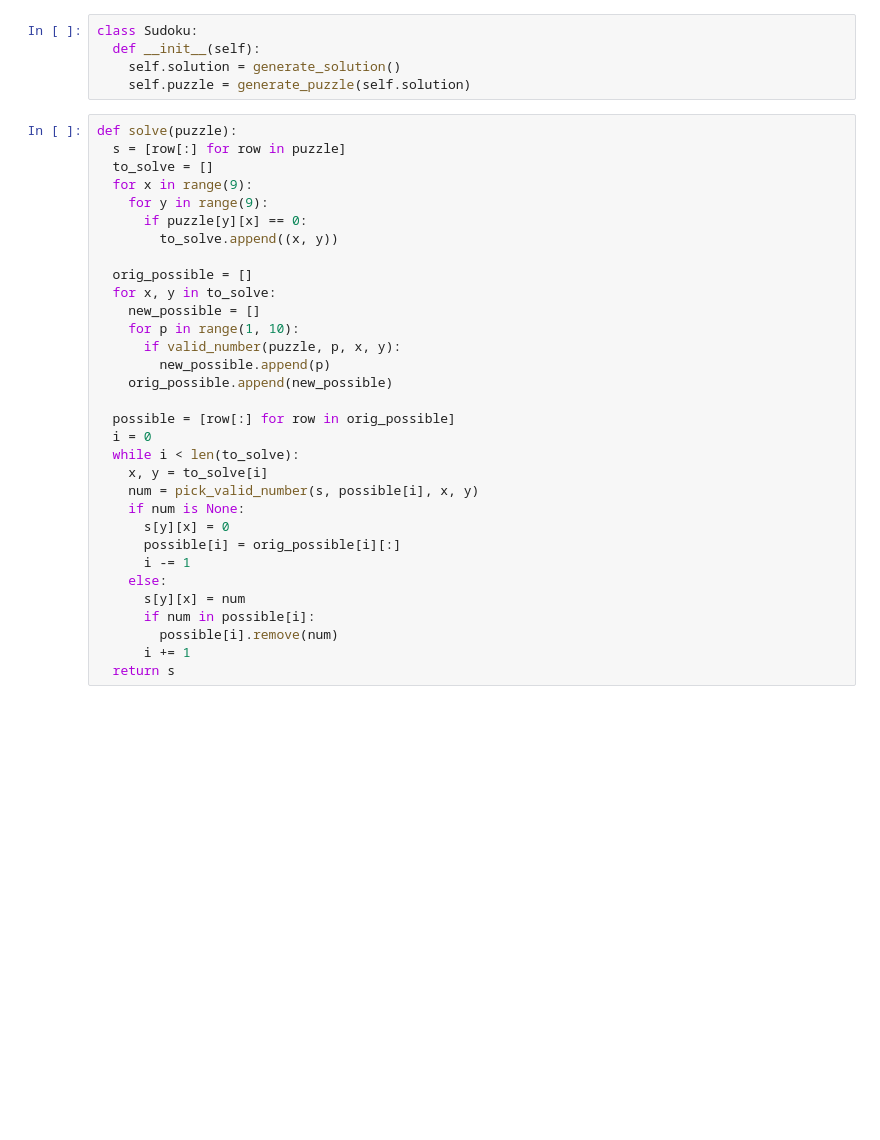
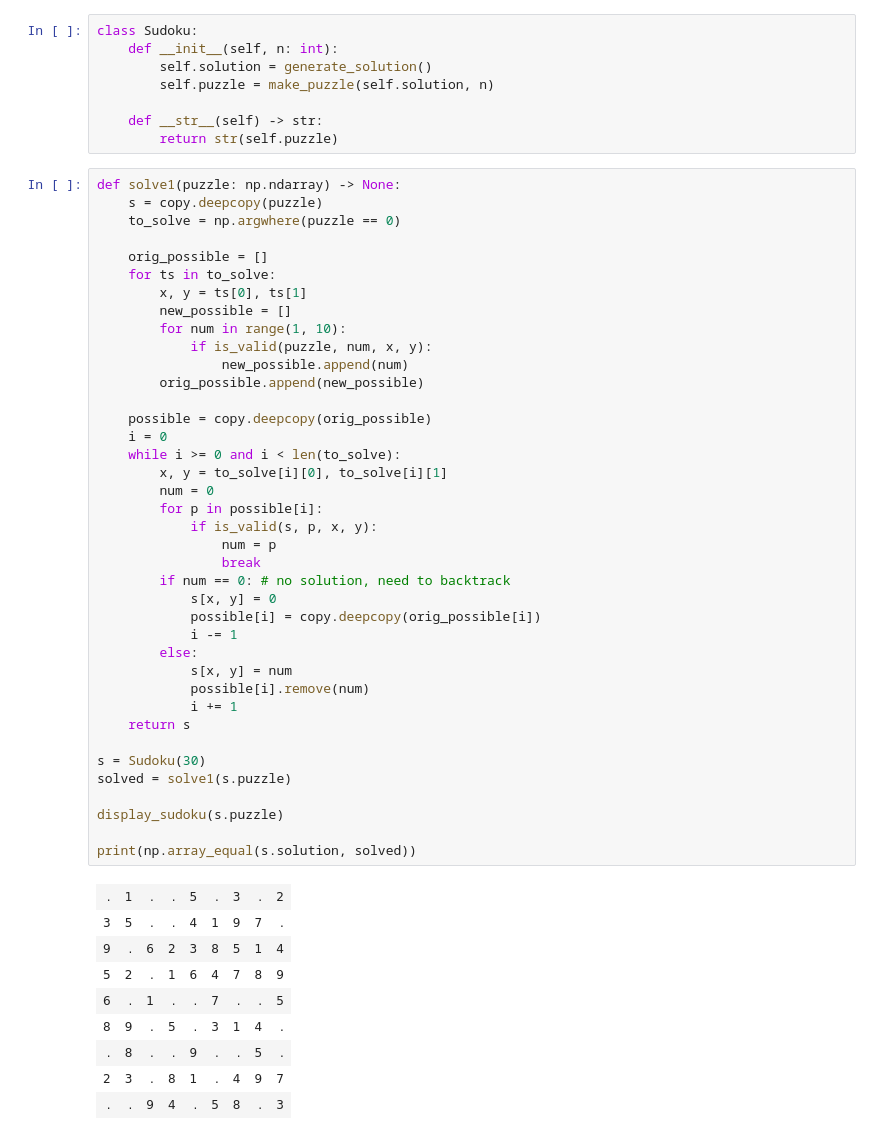
Before and after one commit to darisoy/sudoku, a Jupyter notebook: sudoku.ipynb, the cells around one changed output. Saved outputs shown, nothing was run; the diff lists cells and outputs as text; blank space fills up the shorter version.

```diff
--- a/sudoku.ipynb
+++ b/sudoku.ipynb
@@ -119,37 +162,57 @@ def generate_puzzle(puzzle):
 # %%
 class Sudoku:
-  def __init__(self):
-    self.solution = generate_solution()
-    self.puzzle = generate_puzzle(self.solution)
+    def __init__(self, n: int):
+        self.solution = generate_solution()
+        self.puzzle = make_puzzle(self.solution, n)
+
+    def __str__(self) -> str:
+        return str(self.puzzle)
 # %%
-def solve(puzzle):
-  s = [row[:] for row in puzzle]
-  to_solve = []
-  for x in range(9):
-    for y in range(9):
-      if puzzle[y][x] == 0:
-        to_solve.append((x, y))
+def solve1(puzzle: np.ndarray) -> None:
+    s = copy.deepcopy(puzzle)
+    to_solve = np.argwhere(puzzle == 0)
 
-  orig_possible = []
-  for x, y in to_solve:
-    new_possible = []
-    for p in range(1, 10):
-      if valid_number(puzzle, p, x, y):
-        new_possible.append(p)
-    orig_possible.append(new_possible)
+    orig_possible = []
+    for ts in to_solve:
+        x, y = ts[0], ts[1]
+        new_possible = []
+        for num in range(1, 10):
+            if is_valid(puzzle, num, x, y):
+                new_possible.append(num)
+        orig_possible.append(new_possible)
 
-  possible = [row[:] for row in orig_possible]
-  i = 0
-  while i < len(to_solve):
-    x, y = to_solve[i]
-    num = pick_valid_number(s, possible[i], x, y)
-    if num is None:
-      s[y][x] = 0
-      possible[i] = orig_possible[i][:]
-      i -= 1
-    else:
-      s[y][x] = num
-      if num in possible[i]:
-        possible[i].remove(num)
-      i += 1
-  return s
+    possible = copy.deepcopy(orig_possible)
+    i = 0
+    while i >= 0 and i < len(to_solve):
+        x, y = to_solve[i][0], to_solve[i][1]
+        num = 0
+        for p in possible[i]:
+            if is_valid(s, p, x, y):
+                num = p
+                break
+        if num == 0: # no solution, need to backtrack
+            s[x, y] = 0
+            possible[i] = copy.deepcopy(orig_possible[i])
+            i -= 1
+        else:
+            s[x, y] = num
+            possible[i].remove(num)
+            i += 1
+    return s
+
+s = Sudoku(30)
+solved = solve1(s.puzzle)
+
+display_sudoku(s.puzzle)
+
+print(np.array_equal(s.solution, solved))
+# %% [output]
+| . | 1 | . | . | 5 | . | 3 | . | 2 |
+| 3 | 5 | . | . | 4 | 1 | 9 | 7 | . |
+| 9 | . | 6 | 2 | 3 | 8 | 5 | 1 | 4 |
+| 5 | 2 | . | 1 | 6 | 4 | 7 | 8 | 9 |
+| 6 | . | 1 | . | . | 7 | . | . | 5 |
+| 8 | 9 | . | 5 | . | 3 | 1 | 4 | . |
+| . | 8 | . | . | 9 | . | . | 5 | . |
+| 2 | 3 | . | 8 | 1 | . | 4 | 9 | 7 |
+| . | . | 9 | 4 | . | 5 | 8 | . | 3 |
```
Also changed, not shown: parts of 19 cells of this notebook.
